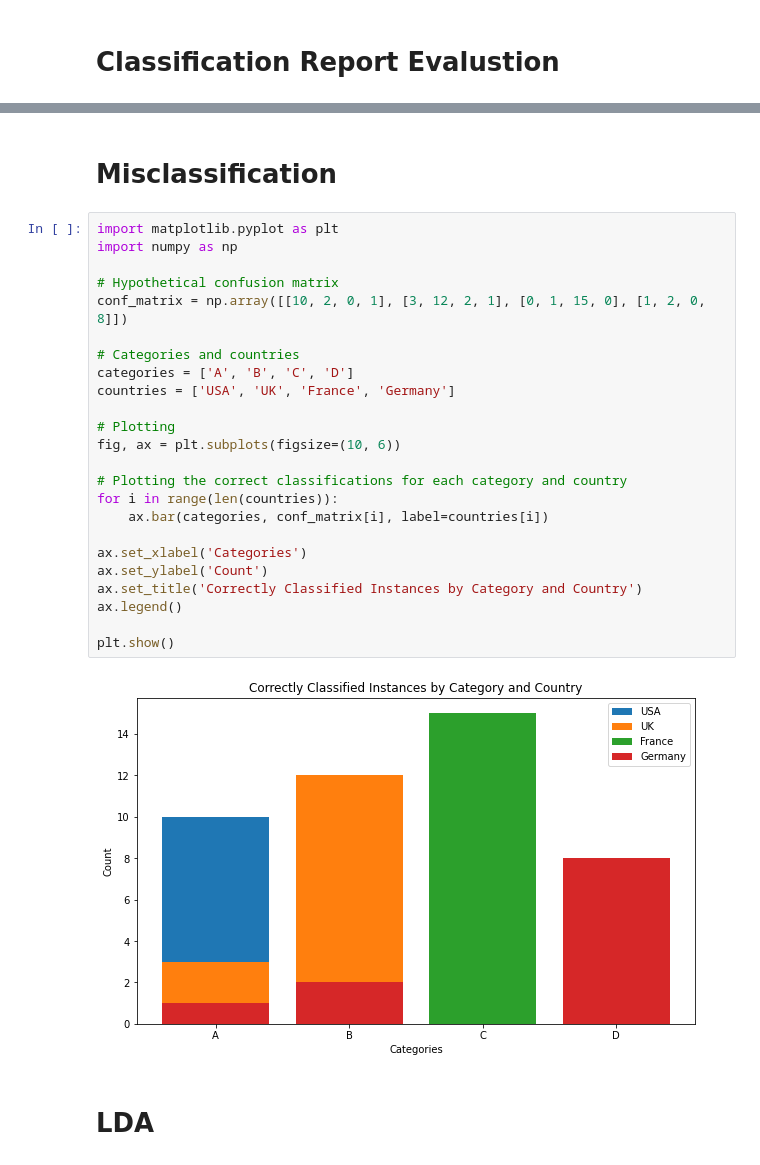
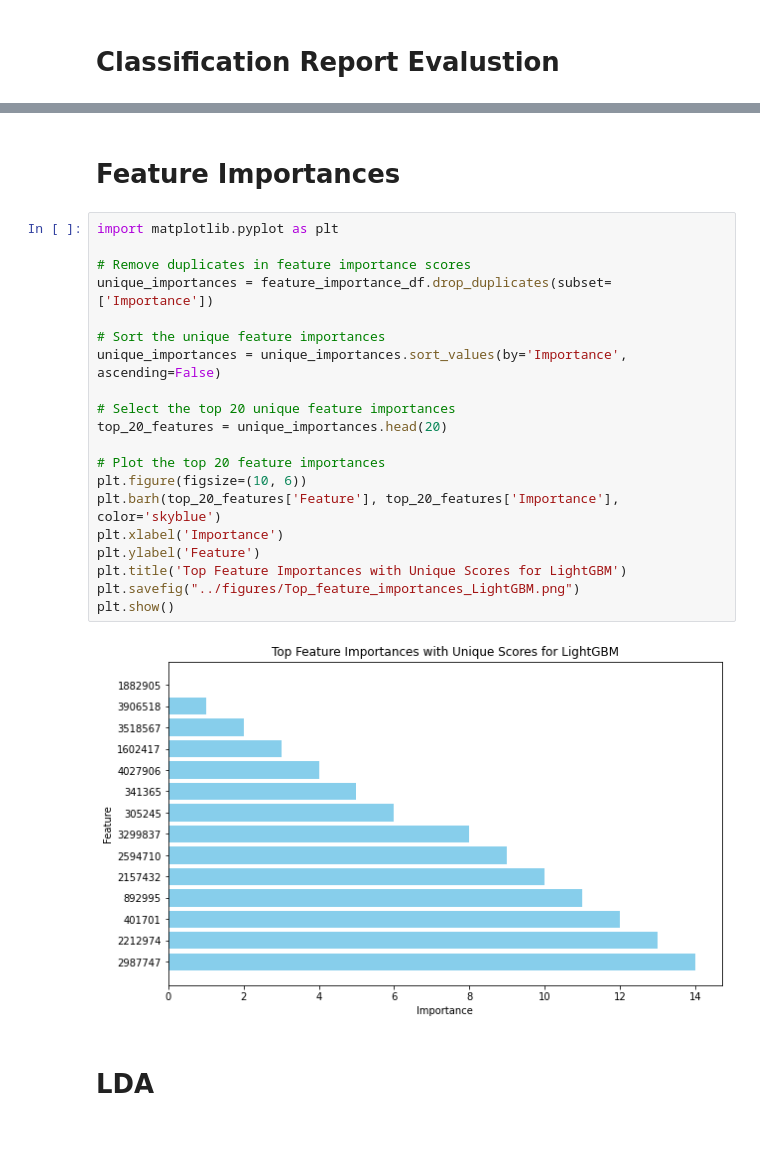
Before and after one commit to omicscodeathon/salmonellaml, a Jupyter notebook: notebooks/Hyperparameter_Tuning_machine_learning_3.ipynb, the cells around one changed output, grey strips where cells are left out. Drawn from its saved outputs; the diff is of its cells as text; blank space fills up the shorter version.

```diff
--- a/notebooks/Hyperparameter_Tuning_machine_learning_3.ipynb
+++ b/notebooks/Hyperparameter_Tuning_machine_learning_3.ipynb
@@ -2590,33 +2644,29 @@ Precision and Recall Table:
 | 1 | Logistic Regression | 0.535714 | 0.735294 | 0.720930 | 0.432432 | ... |
 | 2 | KNN | 0.542857 | 0.827586 | 0.625000 | 0.419355 | ... |
 | 3 | RF | 0.357143 | 0.450549 | 0.571429 | 0.493333 | ... |
-# %% [markdown]
-# Misclassification
-# %%
-import matplotlib.pyplot as plt
-import numpy as np
-
-# Hypothetical confusion matrix
-conf_matrix = np.array([[10, 2, 0, 1], [3, 12, 2, 1], [0, 1, 15, 0], [1, 2, 0, 8]])
-
-# Categories and countries
-categories = ['A', 'B', 'C', 'D']
-countries = ['USA', 'UK', 'France', 'Germany']
-
-# Plotting
-fig, ax = plt.subplots(figsize=(10, 6))
-
-# Plotting the correct classifications for each category and country
-for i in range(len(countries)):
-    ax.bar(categories, conf_matrix[i], label=countries[i])
-
-ax.set_xlabel('Categories')
-ax.set_ylabel('Count')
-ax.set_title('Correctly Classified Instances by Category and Country')
-ax.legend()
-
-plt.show()
-# %% [output]
-[figure, removed]
+# %% [markdown]
+# Feature Importances
+# %%
+import matplotlib.pyplot as plt
+
+# Remove duplicates in feature importance scores
+unique_importances = feature_importance_df.drop_duplicates(subset=['Importance'])
+
+# Sort the unique feature importances
+unique_importances = unique_importances.sort_values(by='Importance', ascending=False)
+
+# Select the top 20 unique feature importances
+top_20_features = unique_importances.head(20)
+
+# Plot the top 20 feature importances
+plt.figure(figsize=(10, 6))
+plt.barh(top_20_features['Feature'], top_20_features['Importance'], color='skyblue')
+plt.xlabel('Importance')
+plt.ylabel('Feature')
+plt.title('Top Feature Importances with Unique Scores for LightGBM')
+plt.savefig("../figures/Top_feature_importances_LightGBM.png")
+plt.show()
+# %% [output]
+[figure, added]
 # %% [markdown]
 # LDA
```
Also changed, not shown: parts of 29 cells of this notebook.
